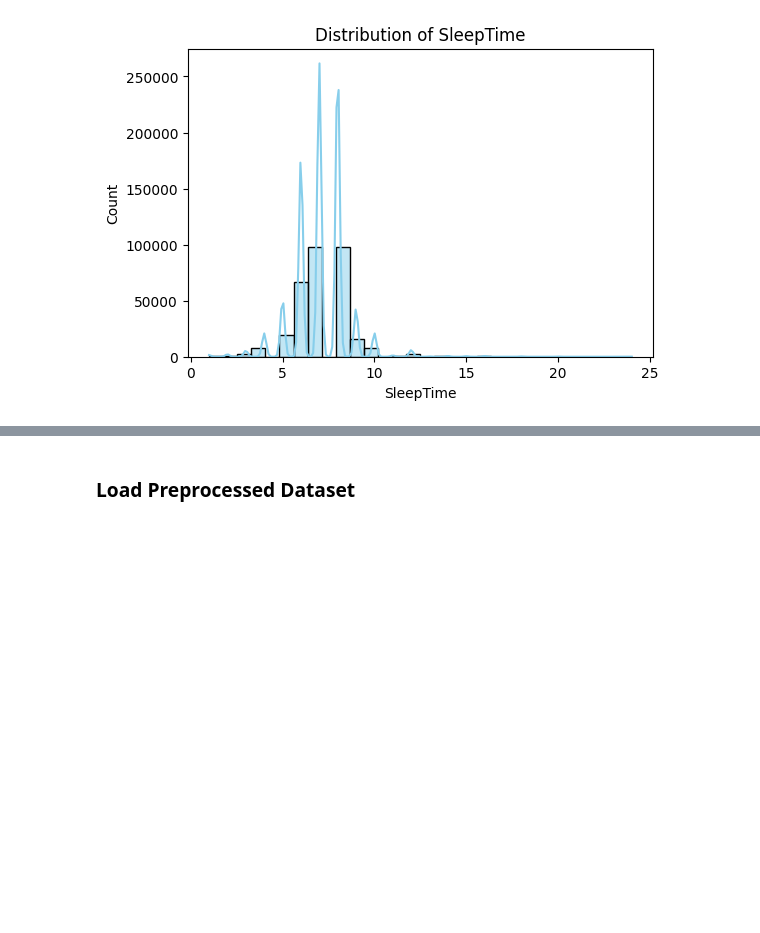
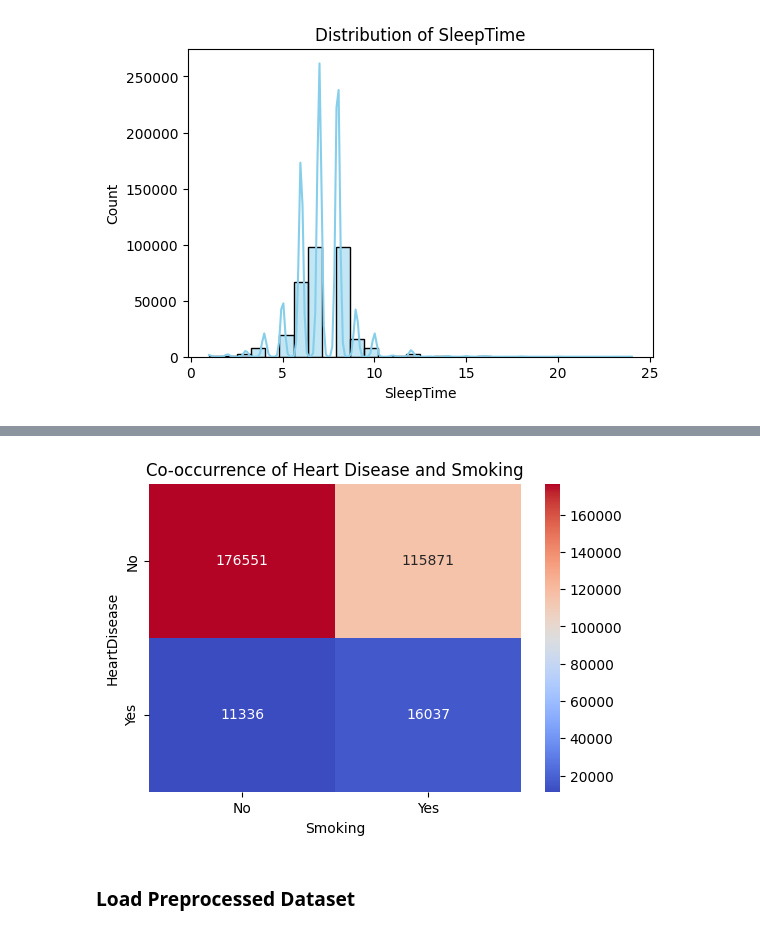
Before and after one commit to kay-16/CSC172-AssociationMining-Reambonanza, a Jupyter notebook: heart_disease_associationmining/notebook/EDA.ipynb, the cells around one changed output, grey strips where cells are left out. Cells and saved outputs as stored; diff of their text form; code cells hidden in the pictures; blank space fills up the shorter version.

```diff
--- a/heart_disease_associationmining/notebook/EDA.ipynb
+++ b/heart_disease_associationmining/notebook/EDA.ipynb
@@ -110,3 +119,35 @@ for col in continuous_cols:
+# %%
+# Co-occurrence matrix for categorical columns
+
+# HeartDisease vs Smoking
+cross_tab = pd.crosstab(df['HeartDisease'], df['Smoking'])
+plt.figure(figsize=(6, 4))
+sns.heatmap(cross_tab, annot=True, fmt='d', cmap='coolwarm')
+plt.title('Co-occurrence of Heart Disease and Smoking')
+plt.show()
+
+# HeartDisease vs AlcoholDrinking
+cross_tab = pd.crosstab(df['HeartDisease'], df['AlcoholDrinking'])
+plt.figure(figsize=(6, 4))
+sns.heatmap(cross_tab, annot=True, fmt='d', cmap='coolwarm')
+plt.title('Co-occurrence of Heart Disease and Alcohol Drinking')
+plt.show()
+
+# AlcoholDrinking vs Smoking
+cross_tab = pd.crosstab(df['AlcoholDrinking'], df['Smoking'])
+plt.figure(figsize=(6, 4))
+sns.heatmap(cross_tab, annot=True, fmt='d', cmap='coolwarm')
+plt.title('Co-occurrence of Alcohol Drinking and Smoking')
+plt.show()
+
+# Stroke vs PhysicalActivity
+cross_tab = pd.crosstab(df['Stroke'], df['PhysicalActivity'])
+plt.figure(figsize=(6, 4))
+sns.heatmap(cross_tab, annot=True, fmt='d', cmap='coolwarm')
+plt.title('Co-occurrence of Stroke and Physical Activity')
+plt.show()
+# %% [output]
+[figure, added]
 # %% [markdown]
 ### Load Preprocessed Dataset
 # %% [markdown]
```
Also changed, not shown: parts of 1 cell of this notebook.
